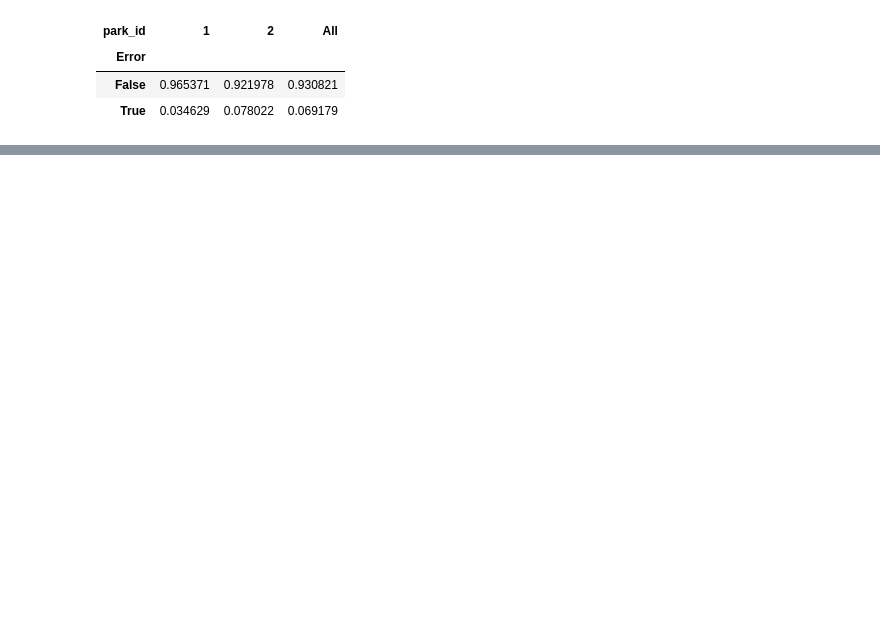
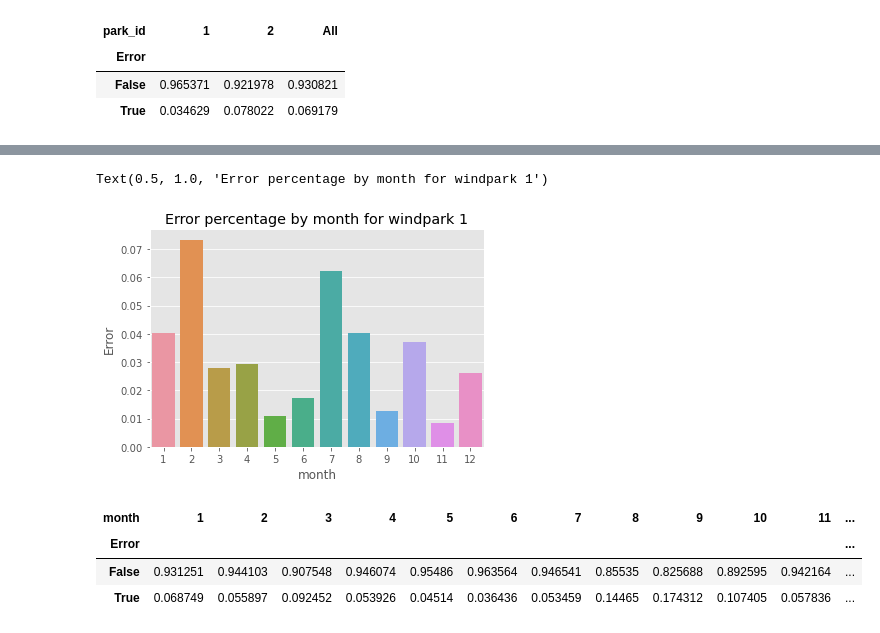
Before and after one commit to DZuercher/Datathlon2022, a Jupyter notebook: exploration/notebook_matthias.ipynb, the cells around one changed output, grey strips where cells are left out. Cells and saved outputs as stored; diff of their text form; code cells hidden in the pictures; blank space fills up the shorter version.

```diff
--- a/exploration/notebook_matthias.ipynb
+++ b/exploration/notebook_matthias.ipynb
@@ -188,0 +204,6 @@ sns.heatmap(data=df[num_attribs+["Error"]].corr())
+# %%
+import datetime as dt
+X_train["measured_at"]=pd.to_datetime(X_train.measured_at)
+X_train["month"]=X_train.measured_at.dt.month
+df["measured_at"]=pd.to_datetime(df.measured_at)
+df["month"]=df.measured_at.dt.month
@@ -188,0 +228,13 @@ sns.heatmap(data=df[num_attribs+["Error"]].corr())
+# %%
+sns.barplot(data=df[df.park_id==1], y="Error",x="month",ci=None)
+plt.title("Error percentage by month for windpark 1")
+# %% [output]
+Text(0.5, 1.0, 'Error percentage by month for windpark 1')
+[figure, added]
+# %%
+pd.crosstab(index=df[df.park_id==2].Error,columns=df[df.park_id==2].month,normalize="columns",margins=True)
+# %% [output]
+| month | 1 | 2 | 3 | 4 | 5 | 6 | 7 | 8 | 9 | 10 | 11 | ... |
+| Error |  |  |  |  |  |  |  |  |  |  |  | ... |
+| False | 0.931251 | 0.944103 | 0.907548 | 0.946074 | 0.95486 | 0.963564 | 0.946541 | 0.85535 | 0.825688 | 0.892595 | 0.942164 | ... |
+| True | 0.068749 | 0.055897 | 0.092452 | 0.053926 | 0.04514 | 0.036436 | 0.053459 | 0.14465 | 0.174312 | 0.107405 | 0.057836 | ... |
```
Also changed, not shown: parts of 11 cells of this notebook.
